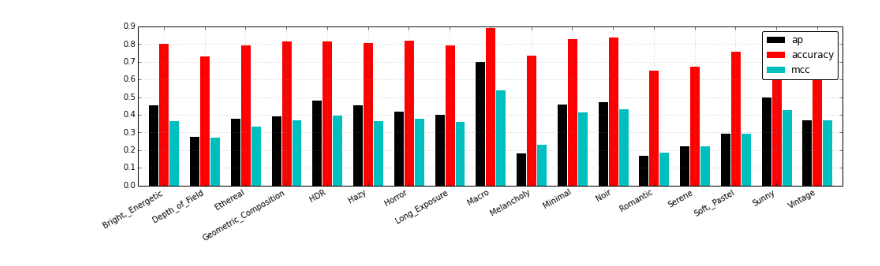
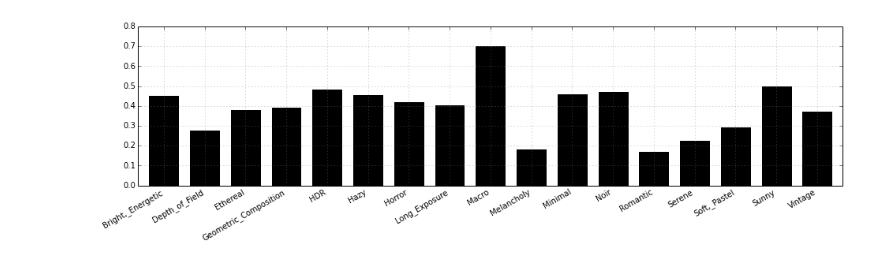
Before and after one commit to sergeyk/vislab, a Jupyter notebook: notebooks/flickr results.ipynb, the cells around one changed output. Drawn from its saved outputs; the diff is of its cells as text; code cells hidden in the pictures.

```diff
--- a/notebooks/flickr results.ipynb
+++ b/notebooks/flickr results.ipynb
@@ -12,6 +9,7 @@ The autoreload extension is already loaded. To reload it, use:
 # %%
 label_df = vislab.datasets.flickr.load_flickr_df()
 # %%
-df, preds_panel = aphrodite.results.load_pred_results('aug29', '/Users/sergeyk/work/aphrodite-dev/data/results', force=False)
+df, preds_panel = aphrodite.results.load_pred_results(
+    'aug29', '/Users/sergeyk/work/aphrodite-dev/data/results', force=False)
 # %%
 mc_pred_df = preds_panel.minor_xs('decaf_fc6  vw').join(label_df)
@@ -58,3 +41,4 @@ Accuracy: 0.458663691781
 # %%
 all_binary_metrics_df = vislab.results.all_binary_metrics_df(
-    preds_panel, label_df, 'decaf_fc6  vw', 'clf flickr_style', balanced=False)
+    preds_panel, label_df, 'decaf_fc6  vw', 'clf flickr_style', balanced=False,
+    with_plot=False, with_print=False)
@@ -75,7 +45,7 @@ all_binary_metrics_df = vislab.results.all_binary_metrics_df(
 # %%
 fig = plt.figure(figsize=(16, 4))
 ax = fig.add_subplot(111)
-ax = all_binary_metrics_df[['ap', 'accuracy', 'mcc']].plot(ax=ax, kind='bar')
+ax = all_binary_metrics_df['ap'].plot(ax=ax, kind='bar')
 fig.autofmt_xdate()
 # %% [output]
-[figure, old version]
+[figure, new version]
```
Also changed, not shown: parts of 4 cells of this notebook, 4 other files.
